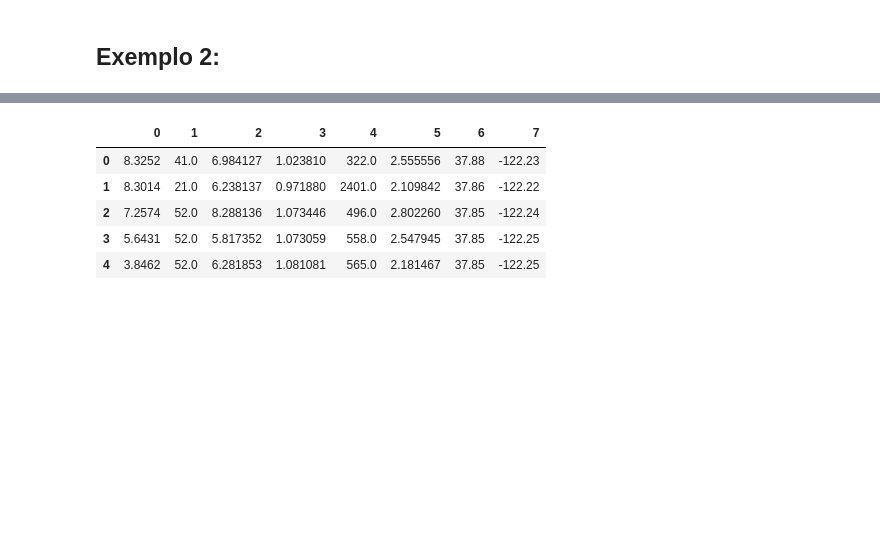
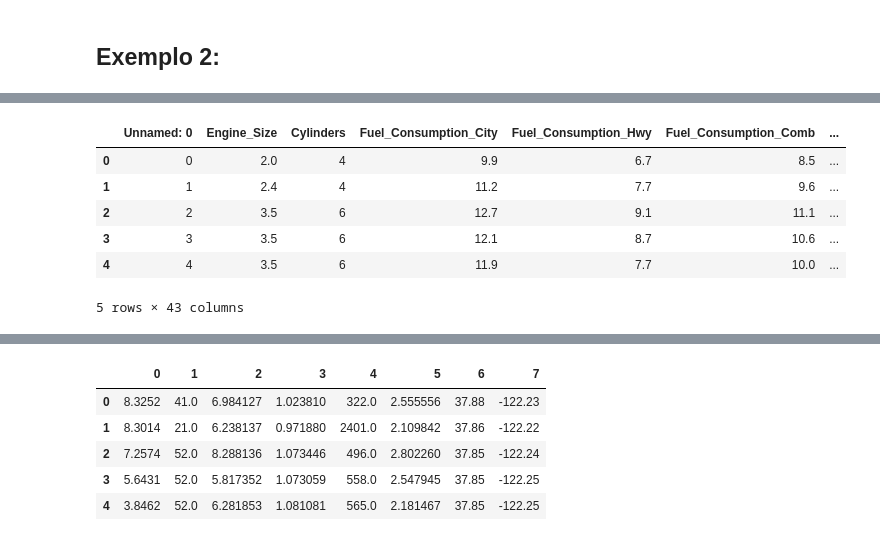
Before and after one commit to leocsato/data_science_studies, a Jupyter notebook: 08_Regressao/Analise de residuos/Analise de Residuos.ipynb, the cells around one changed output, grey strips where cells are left out. Cells and saved outputs as stored; diff of their text form; code cells hidden in the pictures; blank space fills up the shorter version.

```diff
--- a/08_Regressao/Analise de residuos/Analise de Residuos.ipynb
+++ b/08_Regressao/Analise de residuos/Analise de Residuos.ipynb
@@ -40,0 +105,10 @@ import sklearn
+# %%
+base.head()
+# %% [output]
+|  | Unnamed: 0 | Engine_Size | Cylinders | Fuel_Consumption_City | Fuel_Consumption_Hwy | Fuel_Consumption_Comb | ... |
+| 0 | 0 | 2.0 | 4 | 9.9 | 6.7 | 8.5 | ... |
+| 1 | 1 | 2.4 | 4 | 11.2 | 7.7 | 9.6 | ... |
+| 2 | 2 | 3.5 | 6 | 12.7 | 9.1 | 11.1 | ... |
+| 3 | 3 | 3.5 | 6 | 12.1 | 8.7 | 10.6 | ... |
+| 4 | 4 | 3.5 | 6 | 11.9 | 7.7 | 10.0 | ... |
+5 rows × 43 columns
```
Also changed, not shown: parts of 40 cells of this notebook, 1 other file.
